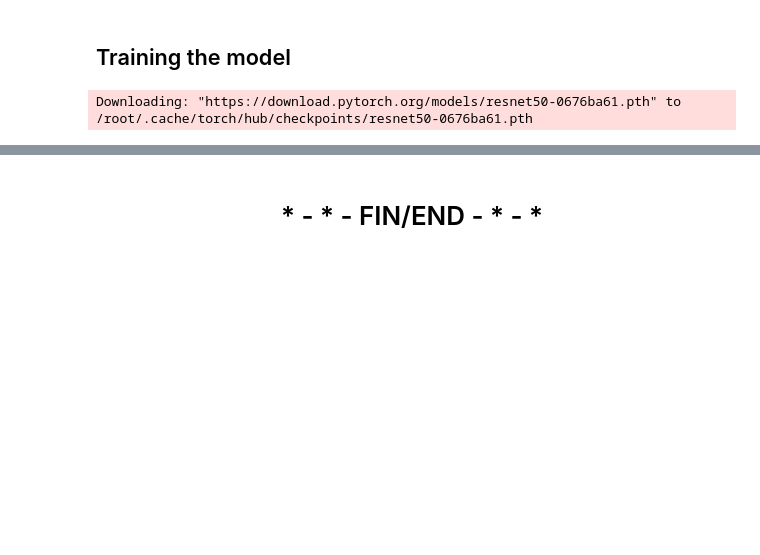
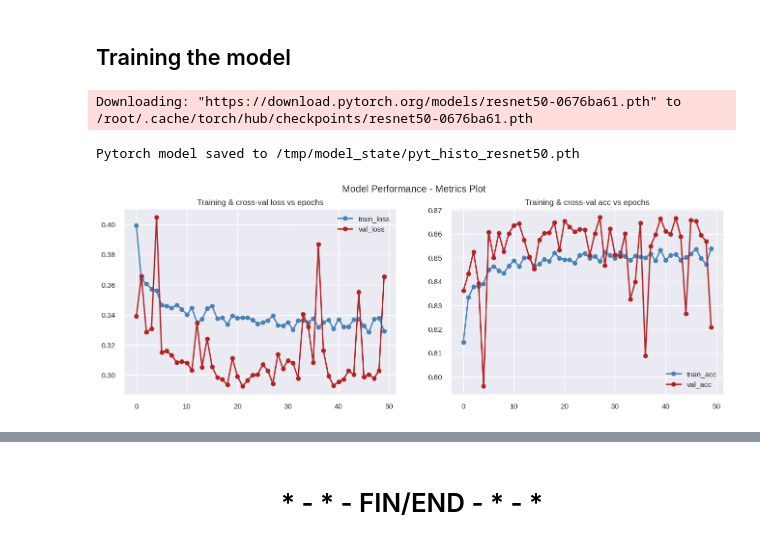
Before and after one commit to mjbhobe/dl-pytorch, a Jupyter notebook: pyt_lightning/histopat_resnet50/pyt_lightning_histopat_resnet50.ipynb, the cells around one changed output, grey strips where cells are left out. Cells and saved outputs as stored; diff of their text form; code cells hidden in the pictures; blank space fills up the shorter version.

Commit message:
Histopat Resnet50 - fixes

```diff
--- a/pyt_lightning/histopat_resnet50/pyt_lightning_histopat_resnet50.ipynb
+++ b/pyt_lightning/histopat_resnet50/pyt_lightning_histopat_resnet50.ipynb
@@ -183,33 +185,35 @@ Displaying random sample from test dataset
 # %%
 model = HistoCancerModelResnet50(
     num_benign,
     num_malignant,
     NUM_CHANNELS,
     NUM_CLASSES,
     LR,
-    weighted_loss=True
+    # weighted_loss=True
 )
 #print(torchsummary.summary(model, (NUM_CHANNELS, IMAGE_HEIGHT, IMAGE_WIDTH)))
 
 metrics_history = MetricsLogger()
 trainer = pl.Trainer(
     max_epochs=NUM_EPOCHS,
     logger=metrics_history,
 )
 trainer.fit(
     model,
     train_dataloaders=train_loader,
     val_dataloaders=val_loader,
 )
 import pickle
 
 with open("metrics_hist.pkl", "wb") as pf:
     pickle.dump(metrics_history.history, pf)
 save_model(model, MODEL_STATE_PATH)
 metrics_history.plot_metrics(title="Model Performance - Metrics Plot")
 del model
 # %% [output]
 Downloading: "https://download.pytorch.org/models/resnet50-0676ba61.pth" to /root/.cache/torch/hub/checkpoints/resnet50-0676ba61.pth
+Pytorch model saved to /tmp/model_state/pyt_histo_resnet50.pth
+[figure, added]
 # %%
 # evaluate model performance
 model = HistoCancerModelResnet50(
```
Also changed, not shown: parts of 9 cells of this notebook, 1 other file.
